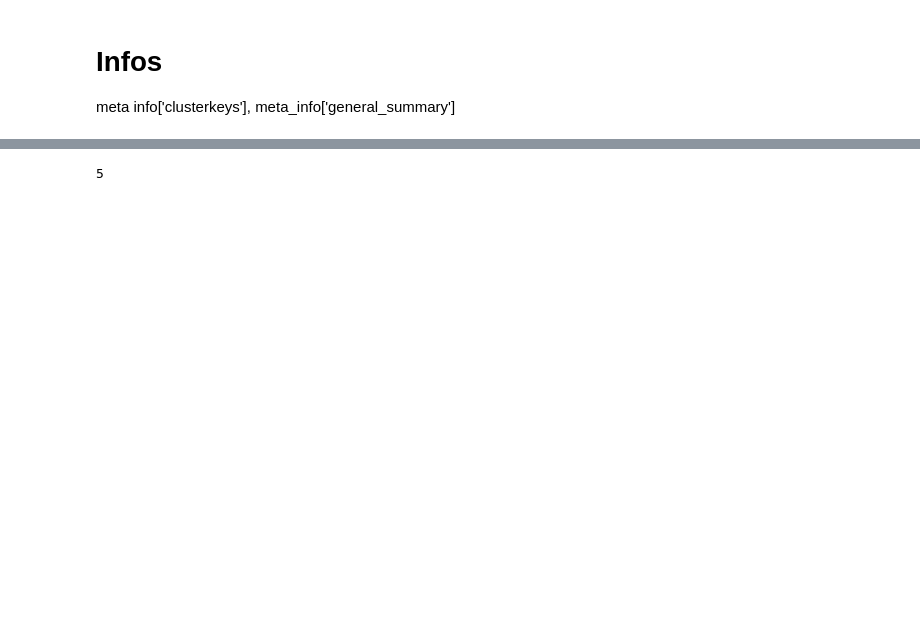
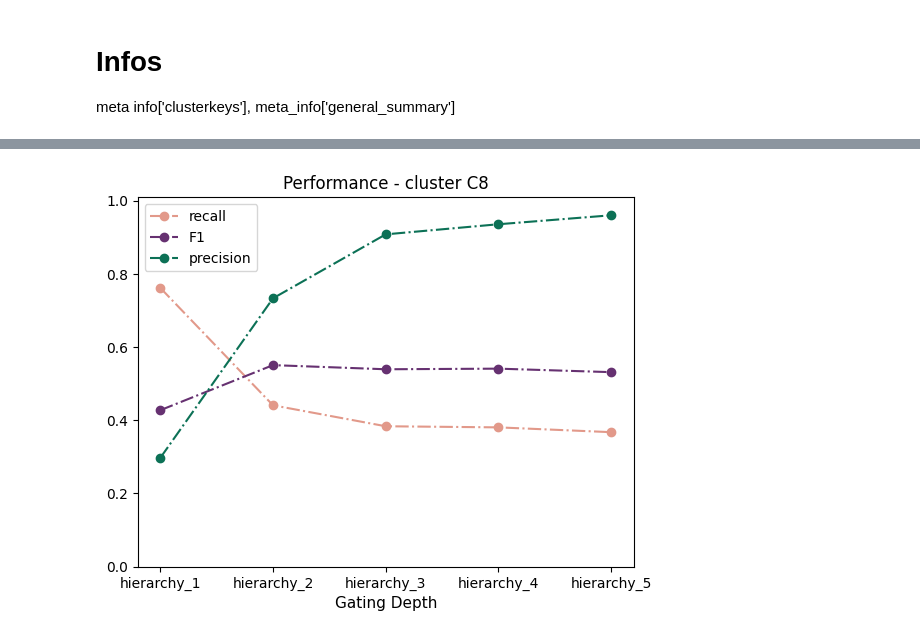
Before and after one commit to buettnerlab/reproducibility_convex_gating, a Jupyter notebook: 62_visualize.ipynb, the cells around one changed output, grey strips where cells are left out. Cells and saved outputs as stored; diff of their text form; code cells hidden in the pictures; blank space fills up the shorter version.

```diff
--- a/62_visualize.ipynb
+++ b/62_visualize.ipynb
@@ -161,4 +175,0 @@ egypt_palette =("#dd5129", "#0f7ba2", "#43b284", "#fab255")
-# %%
-save_path = os.path.join(save_location, save_ID)
-# %% [output]
-5
@@ -173,0 +176,4 @@ for q in range(3):
+# %%
+plot_metric_tight(meta_info,run_ID,save_loc)
+# %% [output]
+[figure, added]
```
Also changed, not shown: parts of 10 cells of this notebook.
